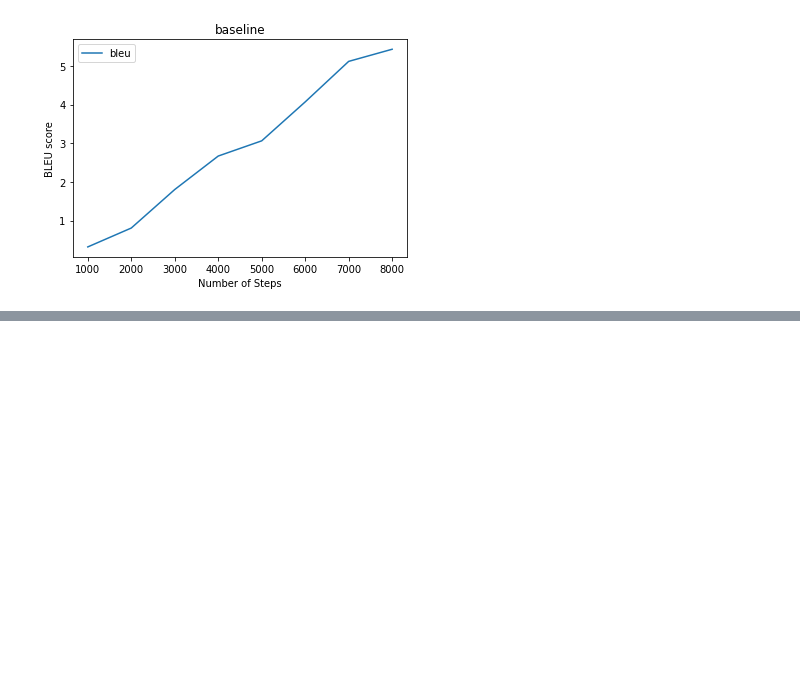
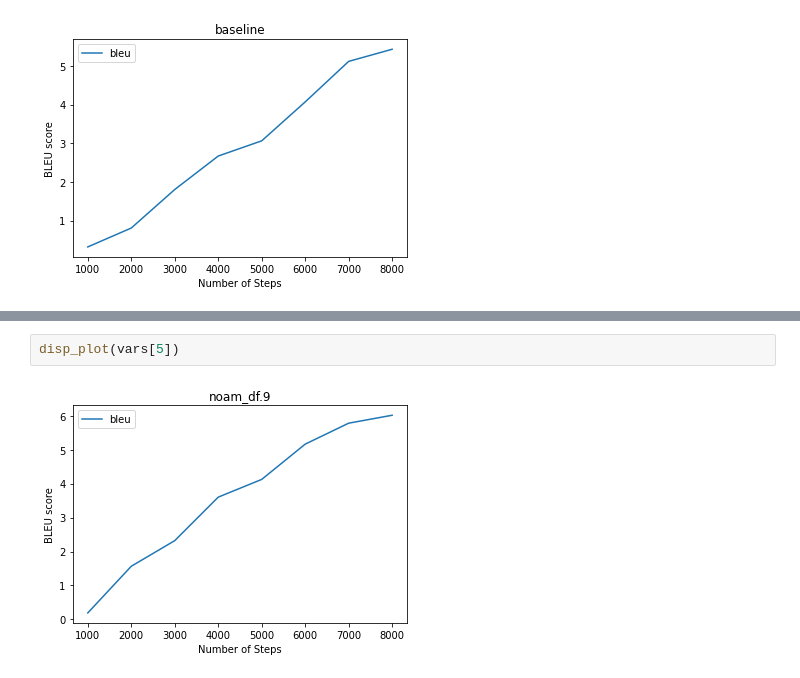
Before and after one commit to Shingirai98/Xhosa_English_Translation, a Jupyter notebook: Results.ipynb, the cells around one changed output, grey strips where cells are left out. Cells and saved outputs as stored; diff of their text form; blank space fills up the shorter version.

```diff
--- a/Results.ipynb
+++ b/Results.ipynb
@@ -161,0 +203,4 @@ disp_plot(vars[3])
+# %%
+disp_plot(vars[5])
+# %% [output]
+[figure, added]
```
Also changed, not shown: parts of 10 cells of this notebook.
